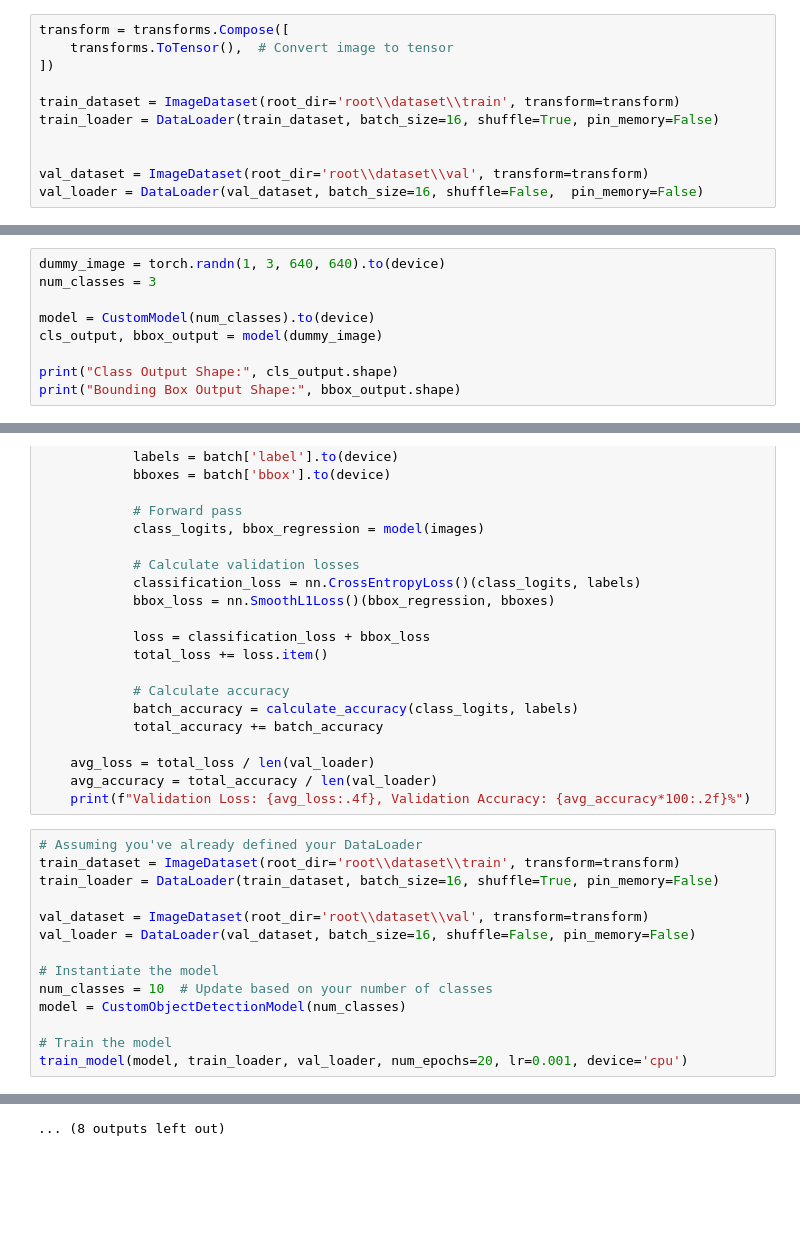
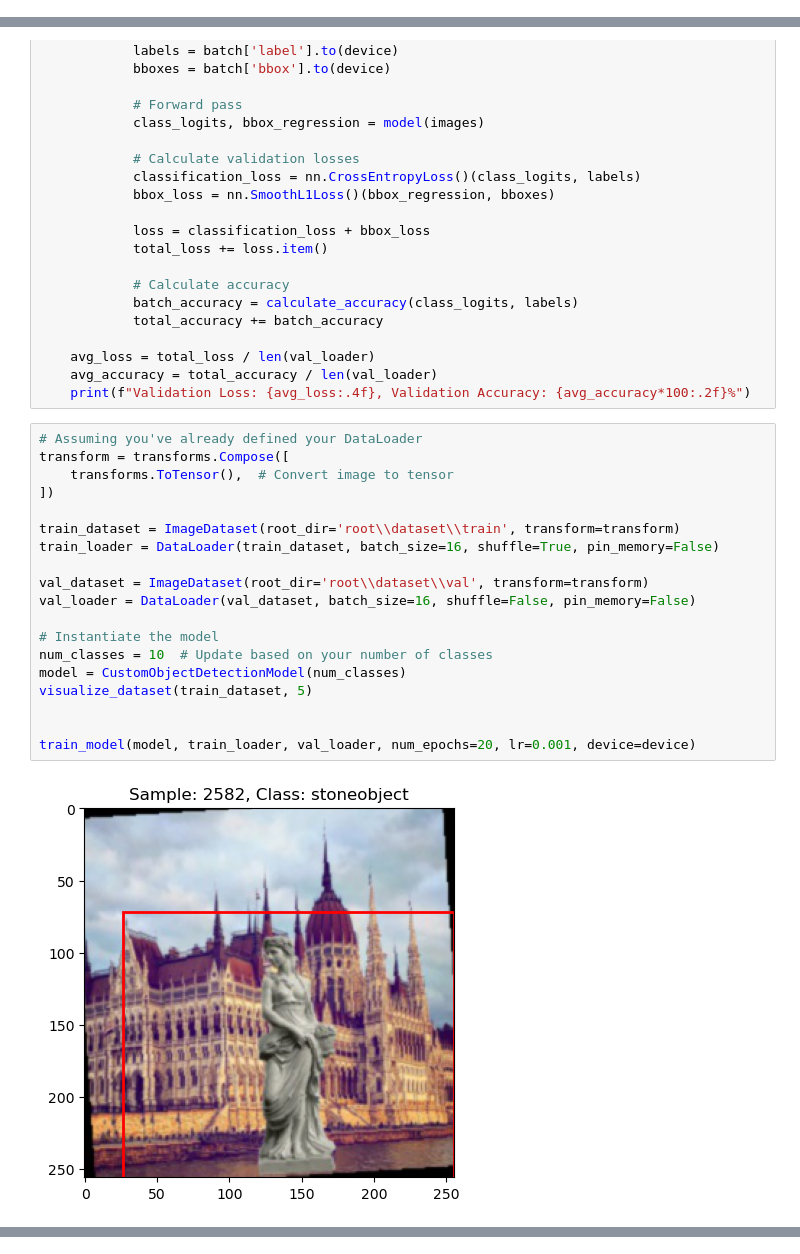
Before and after one commit to miguff/ELTE, a Jupyter notebook: DeepNetworkDevelompent/Assignment1/ImageDataGen.ipynb, the cells around one changed output, grey strips where cells are left out. Drawn from its saved outputs; the diff is of its cells as text; blank space fills up the shorter version.

```diff
--- a/DeepNetworkDevelompent/Assignment1/ImageDataGen.ipynb
+++ b/DeepNetworkDevelompent/Assignment1/ImageDataGen.ipynb
@@ -415,17 +417,6 @@ class ImageDataset(Dataset):
             'label': torch.tensor(class_id, dtype=torch.long),
             'bbox': torch.tensor(bbox, dtype=torch.float32)  # normalized bbox
         }
-# %%
-transform = transforms.Compose([
-    transforms.ToTensor(),  # Convert image to tensor
-])
-
-train_dataset = ImageDataset(root_dir='root\\dataset\\train', transform=transform)
-train_loader = DataLoader(train_dataset, batch_size=16, shuffle=True, pin_memory=False)
-
-
-val_dataset = ImageDataset(root_dir='root\\dataset\\val', transform=transform)
-val_loader = DataLoader(val_dataset, batch_size=16, shuffle=False,  pin_memory=False)
 # %%
 def visualize_dataset(dataset, numberofimages):
     ObjectDirectory = 'Object'
@@ -537,9 +460,0 @@ class CustomModel(nn.Module):
-# %%
-dummy_image = torch.randn(1, 3, 640, 640).to(device)
-num_classes = 3
-
-model = CustomModel(num_classes).to(device)
-cls_output, bbox_output = model(dummy_image)
-
-print("Class Output Shape:", cls_output.shape)
-print("Bounding Box Output Shape:", bbox_output.shape)
@@ -813,16 +609,22 @@ def validate_model(model, val_loader, device):
     print(f"Validation Loss: {avg_loss:.4f}, Validation Accuracy: {avg_accuracy*100:.2f}%")
 # %%
 # Assuming you've already defined your DataLoader
+transform = transforms.Compose([
+    transforms.ToTensor(),  # Convert image to tensor
+])
+
 train_dataset = ImageDataset(root_dir='root\\dataset\\train', transform=transform)
 train_loader = DataLoader(train_dataset, batch_size=16, shuffle=True, pin_memory=False)
 
 val_dataset = ImageDataset(root_dir='root\\dataset\\val', transform=transform)
 val_loader = DataLoader(val_dataset, batch_size=16, shuffle=False, pin_memory=False)
 
 # Instantiate the model
 num_classes = 10  # Update based on your number of classes
 model = CustomObjectDetectionModel(num_classes)
+visualize_dataset(train_dataset, 5)
 
-# Train the model
-train_model(model, train_loader, val_loader, num_epochs=20, lr=0.001, device='cpu')
+
+train_model(model, train_loader, val_loader, num_epochs=20, lr=0.001, device=device)
 # %% [output]
+[figure, added]
@@ -853 +635,0 @@ Validation Loss: 21.5573, Validation Accuracy: 37.41%
-... (8 outputs left out)
```
Also changed, not shown: parts of 9 cells of this notebook.
